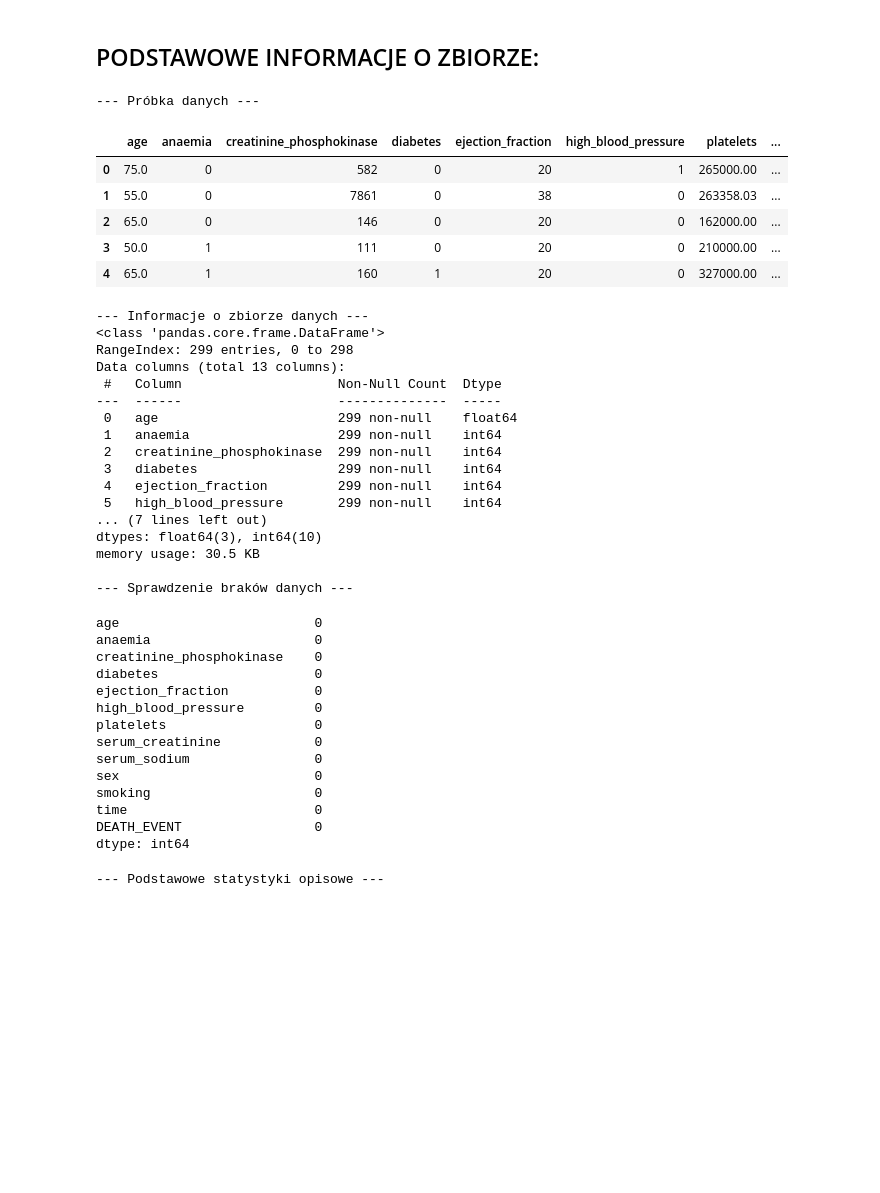
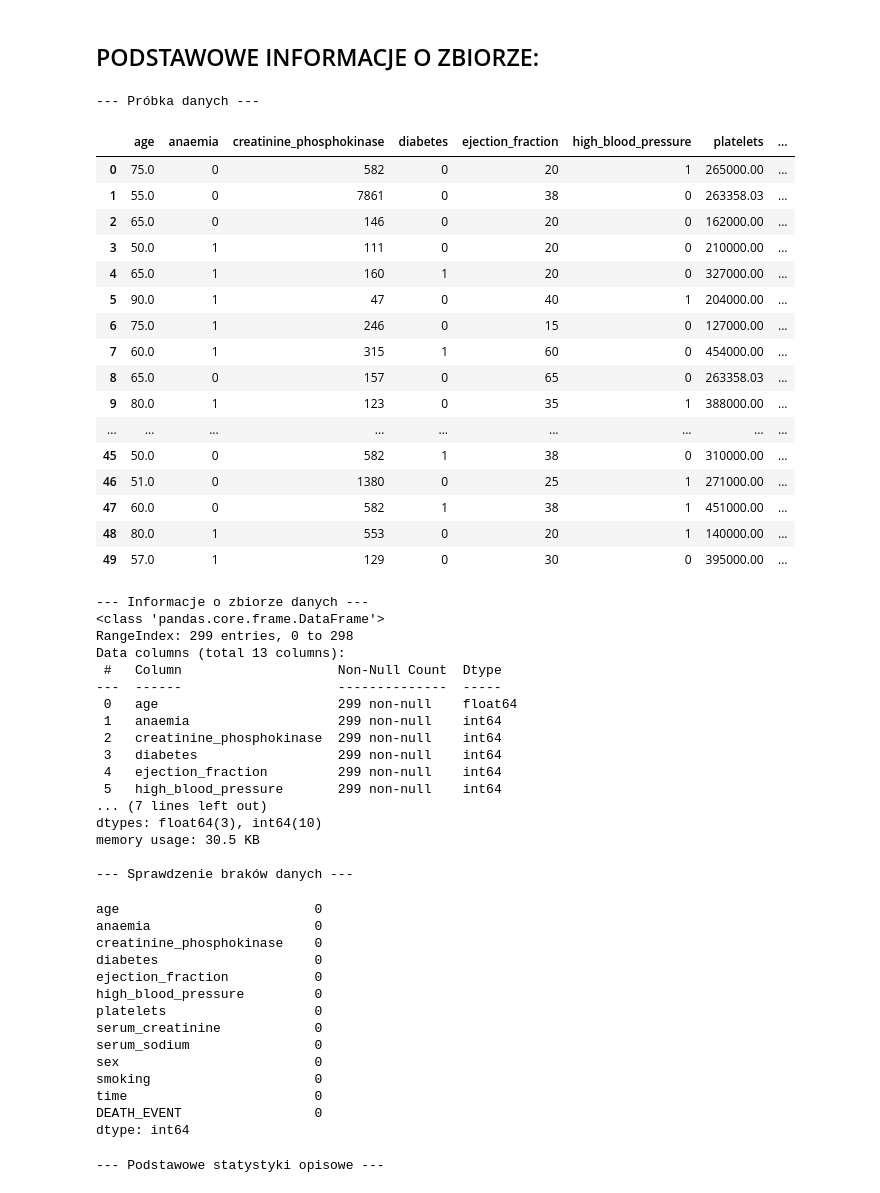
Before and after one commit to MadejMatt/ACT_projekt, a Jupyter notebook: 01_EDA.ipynb, the cells around one changed output. Cells and saved outputs as stored; diff of their text form; code cells hidden in the pictures; blank space fills up the shorter version.

```diff
--- a/01_EDA.ipynb
+++ b/01_EDA.ipynb
@@ -5,27 +11,38 @@ import seaborn as sns
-# %% [markdown]
-## PODSTAWOWE INFORMACJE O ZBIORZE:
 # %%
 df = pd.read_csv('heart_failure_clinical_records_dataset.csv')
+# %% [markdown]
+## PODSTAWOWE INFORMACJE O ZBIORZE:
 # %%
 print('--- Próbka danych ---')
-display(df.head()) # w jupyter używamy display() dla ładniejszych tabelek
+display(df.head(50))
 
 print('\n--- Informacje o zbiorze danych ---')
 df.info()
 
 print('\n--- Sprawdzenie braków danych ---')
 display(df.isnull().sum())
 
 print('\n--- Podstawowe statystyki opisowe ---')
 display(df.describe().T)
 # %% [output]
 --- Próbka danych ---
 |  | age | anaemia | creatinine_phosphokinase | diabetes | ejection_fraction | high_blood_pressure | platelets | ... |
 | 0 | 75.0 | 0 | 582 | 0 | 20 | 1 | 265000.00 | ... |
 | 1 | 55.0 | 0 | 7861 | 0 | 38 | 0 | 263358.03 | ... |
 | 2 | 65.0 | 0 | 146 | 0 | 20 | 0 | 162000.00 | ... |
 | 3 | 50.0 | 1 | 111 | 0 | 20 | 0 | 210000.00 | ... |
 | 4 | 65.0 | 1 | 160 | 1 | 20 | 0 | 327000.00 | ... |
+| 5 | 90.0 | 1 | 47 | 0 | 40 | 1 | 204000.00 | ... |
+| 6 | 75.0 | 1 | 246 | 0 | 15 | 0 | 127000.00 | ... |
+| 7 | 60.0 | 1 | 315 | 1 | 60 | 0 | 454000.00 | ... |
+| 8 | 65.0 | 0 | 157 | 0 | 65 | 0 | 263358.03 | ... |
+| 9 | 80.0 | 1 | 123 | 0 | 35 | 1 | 388000.00 | ... |
+| ... | ... | ... | ... | ... | ... | ... | ... | ... |
+| 45 | 50.0 | 0 | 582 | 1 | 38 | 0 | 310000.00 | ... |
+| 46 | 51.0 | 0 | 1380 | 0 | 25 | 1 | 271000.00 | ... |
+| 47 | 60.0 | 0 | 582 | 1 | 38 | 1 | 451000.00 | ... |
+| 48 | 80.0 | 1 | 553 | 0 | 20 | 1 | 140000.00 | ... |
+| 49 | 57.0 | 1 | 129 | 0 | 30 | 0 | 395000.00 | ... |
 --- Informacje o zbiorze danych ---
 <class 'pandas.core.frame.DataFrame'>
 RangeIndex: 299 entries, 0 to 298
```
Also changed, not shown: parts of 6 cells of this notebook.
